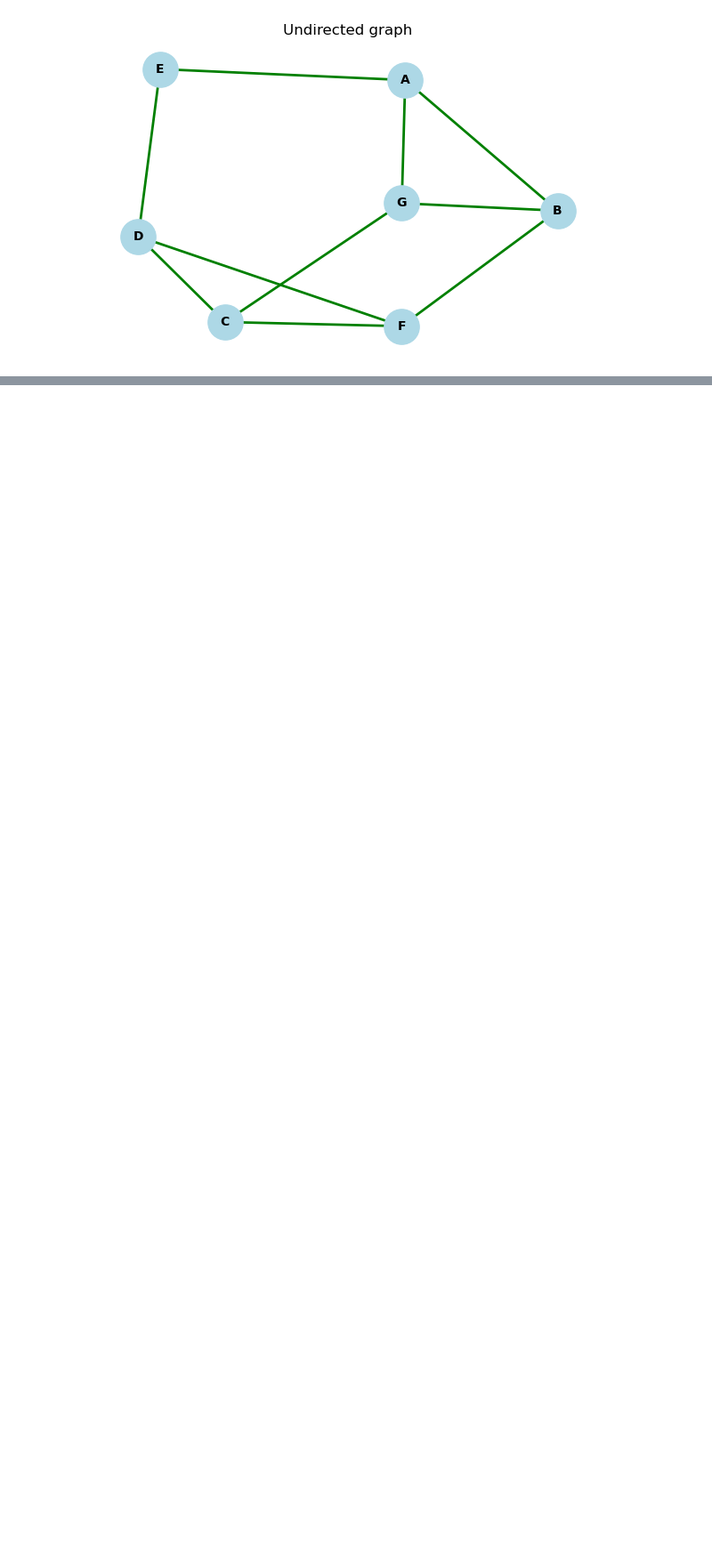
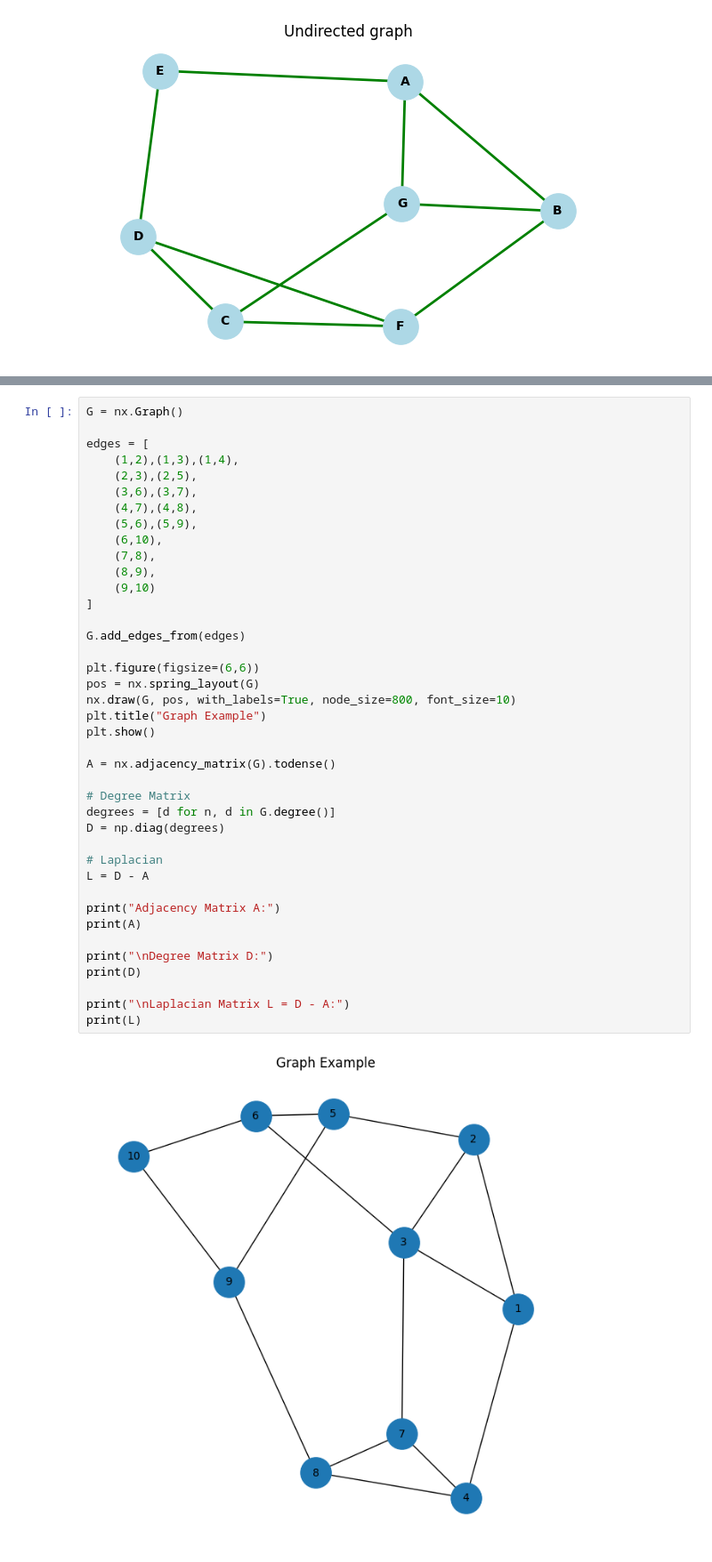
Before and after one commit to violina-www/math_concepts_26_project, a Jupyter notebook: Math_Concepts_Project.ipynb, the cells around one changed output, grey strips where cells are left out. Shown at 89% size. Drawn from its saved outputs; the diff is of its cells as text; blank space fills up the shorter version.

```diff
--- a/Math_Concepts_Project.ipynb
+++ b/Math_Concepts_Project.ipynb
@@ -121,0 +185,42 @@ graph_from_edges(directed_edges, directed=True)
+# %%
+G = nx.Graph()
+
+edges = [
+    (1,2),(1,3),(1,4),
+    (2,3),(2,5),
+    (3,6),(3,7),
+    (4,7),(4,8),
+    (5,6),(5,9),
+    (6,10),
+    (7,8),
+    (8,9),
+    (9,10)
+]
+
+G.add_edges_from(edges)
+
+plt.figure(figsize=(6,6))
+pos = nx.spring_layout(G)
+nx.draw(G, pos, with_labels=True, node_size=800, font_size=10)
+plt.title("Graph Example")
+plt.show()
+
+A = nx.adjacency_matrix(G).todense()
+
+# Degree Matrix
+degrees = [d for n, d in G.degree()]
+D = np.diag(degrees)
+
+# Laplacian
+L = D - A
+
+print("Adjacency Matrix A:")
+print(A)
+
+print("\nDegree Matrix D:")
+print(D)
+
+print("\nLaplacian Matrix L = D - A:")
+print(L)
+# %% [output]
+[figure, added]
```
Also changed, not shown: parts of 10 cells of this notebook.
